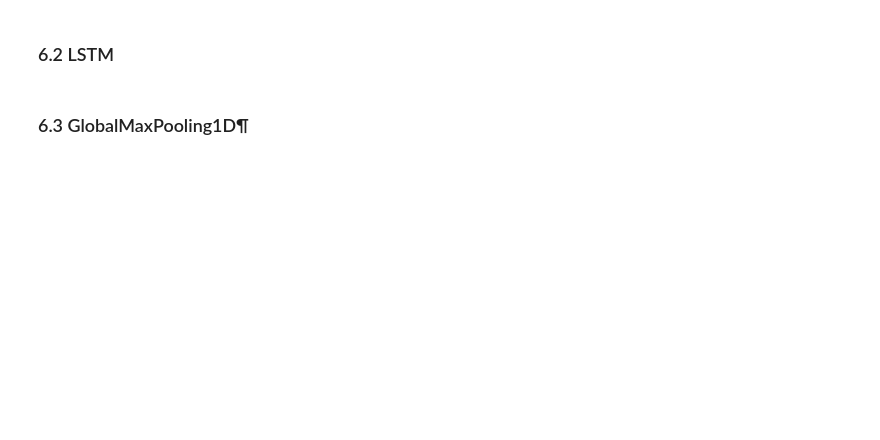
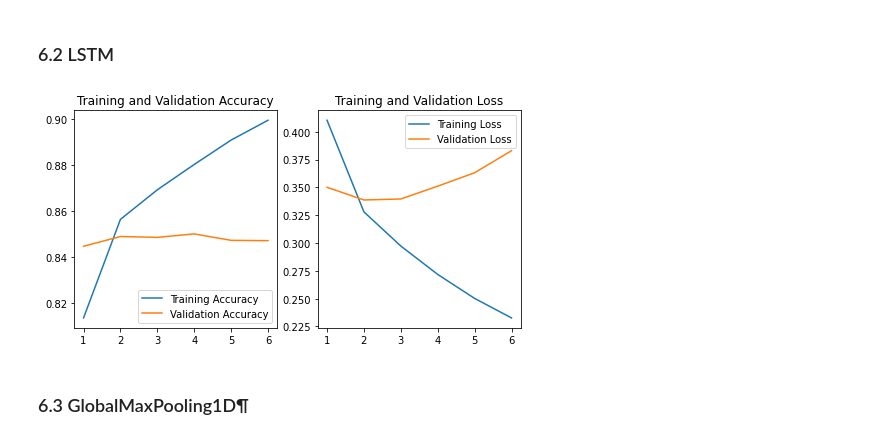
Before and after one commit to p2yeong/AIFFEL-Study, a Jupyter notebook: exploration/E7_naver_review_sentiment.ipynb, the cells around one changed output. Drawn from its saved outputs; the diff is of its cells as text; code cells hidden in the pictures; blank space fills up the shorter version.

```diff
--- a/exploration/E7_naver_review_sentiment.ipynb
+++ b/exploration/E7_naver_review_sentiment.ipynb
@@ -451,28 +500,30 @@ plt.show()
 # %%
 # 시각화할 항목 세팅
 history_dict2 = history2.history
-acc = history_dict2['acc']
-val_acc = history_dict2['val_acc']
+acc = history_dict2['accuracy']
+val_acc = history_dict2['val_accuracy']
 loss = history_dict2['loss']
 val_loss = history_dict2['val_loss']
 
 epochs = range(1, len(acc) + 1)
 
 # Accuracy 그래프
 plt.figure(figsize=(8, 4))
 plt.subplot(1, 2, 1)
 plt.plot(epochs, acc, label='Training Accuracy')
 plt.plot(epochs, val_acc, label='Validation Accuracy')
 plt.legend(loc='lower right')
 plt.title('Training and Validation Accuracy')
 
 # Loss 그래프
 plt.subplot(1, 2, 2)
 plt.plot(epochs, loss, label='Training Loss')
 plt.plot(epochs, val_loss, label='Validation Loss')
 plt.legend(loc='upper right')
 plt.title('Training and Validation Loss')
 plt.show()
+# %% [output]
+[figure, added]
 # %% [markdown]
 ### 6.3 GlobalMaxPooling1D¶
 # %%
```
Also changed, not shown: parts of 35 cells of this notebook, 1 other file.
